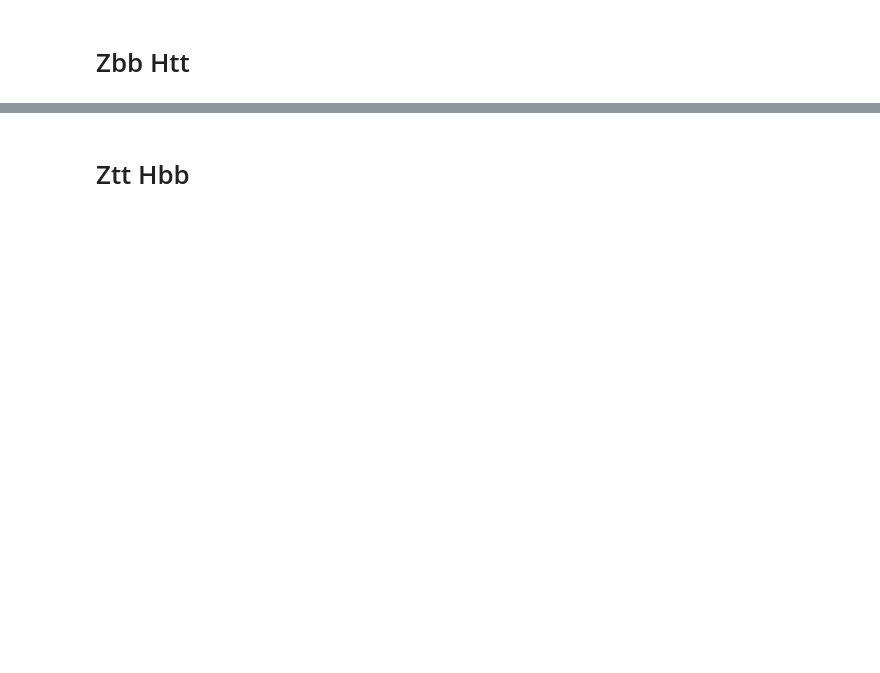
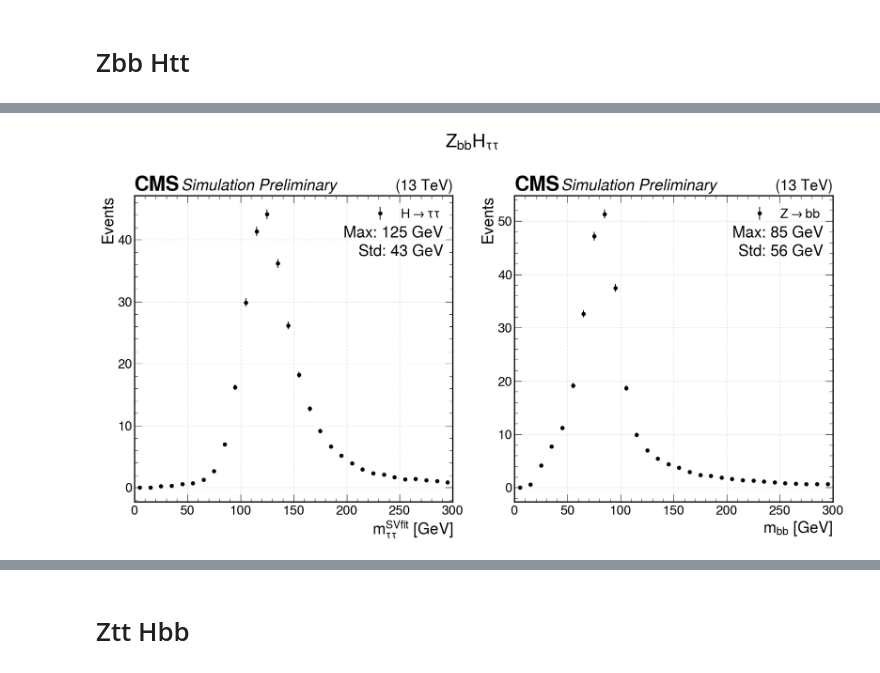
Before and after one commit to tcuisset/hhbbtt-analysis, a Jupyter notebook: nicePlots/FindEllipses.ipynb, the cells around one changed output, grey strips where cells are left out. Cells and saved outputs as stored; diff of their text form; code cells hidden in the pictures; blank space fills up the shorter version.

```diff
--- a/nicePlots/FindEllipses.ipynb
+++ b/nicePlots/FindEllipses.ipynb
@@ -91 +118,42 @@ Warning in <TCanvas::Constructor>: Deleting canvas with same name: c3
+# %%
+hist_htt = hist_sum_zbbhtt.ProjectionX()
+hist_zbb = hist_sum_zbbhtt.ProjectionY()
+htt_c = hist_htt.GetXaxis().GetBinCenter(hist_htt.GetMaximumBin())
+htt_s = hist_htt.GetStdDev()
+zbb_c = hist_zbb.GetXaxis().GetBinCenter(hist_zbb.GetMaximumBin())
+zbb_s = hist_zbb.GetStdDev()
+
+x_bin_centers, x_profile, x_profile_errors = get_numpy_1D(hist_htt)
+y_bin_centers, y_profile, y_profile_errors = get_numpy_1D(hist_zbb)
+
+fig, axs = plt.subplots(1, 2, figsize=(18, 10), sharex=True)
+fig.suptitle(r"$Z_{bb}H_{\tau\tau}$")
+
+# Plot x-profile
+axs[0].errorbar(x_bin_centers, x_profile, yerr=2*x_profile_errors, fmt='o', color='black', label=rf"$H\rightarrow\tau\tau$")
+axs[0].text(0.97, 0.90, rf"Max: {htt_c:.0f} GeV", ha="right", va="top", transform=axs[0].transAxes, color="black")
+axs[0].text(0.97, 0.84, rf"Std: {htt_s:.0f} GeV", ha="right", va="top", transform=axs[0].transAxes, color="black")
+axs[0].set_ylabel('Events')
+axs[0].set_xlabel(r"$m_{\tau\tau}^{SVfit}$ [GeV]")
+axs[0].set_xlim(0,300)
+axs[0].legend()
+axs[0].grid(True)
+hep.cms.label("Preliminary", ax=axs[0])
+
+# Plot y-profile
+axs[1].errorbar(y_bin_centers, y_profile, yerr=2*y_profile_errors, fmt='o', color='black', label=rf"$Z\rightarrow bb$")
+axs[1].text(0.97, 0.90, rf"Max: {zbb_c:.0f} GeV", ha="right", va="top", transform=axs[1].transAxes, color="black")
+axs[1].text(0.97, 0.84, rf"Std: {zbb_s:.0f} GeV", ha="right", va="top", transform=axs[1].transAxes, color="black")
+axs[1].set_xlabel(r"$m_{bb}$ [GeV]")
+axs[1].set_ylabel('Events')
+axs[1].set_xlim(0,300)
+axs[1].legend()
+axs[1].grid(True)
+hep.cms.label("Preliminary", ax=axs[1])
+
+plt.tight_layout()
+plt.savefig('/grid_mnt/data__data.polcms/cms/vernazza/FrameworkNanoAOD/hhbbtt-analysis/nicePlots/FindEllipses/ZbbHtt_Profile.png')
+plt.savefig('/grid_mnt/data__data.polcms/cms/vernazza/FrameworkNanoAOD/hhbbtt-analysis/nicePlots/FindEllipses/ZbbHtt_Profile.pdf')
+# %% [output]
+[figure, added]
 # %%
```
Also changed, not shown: parts of 22 cells of this notebook.
